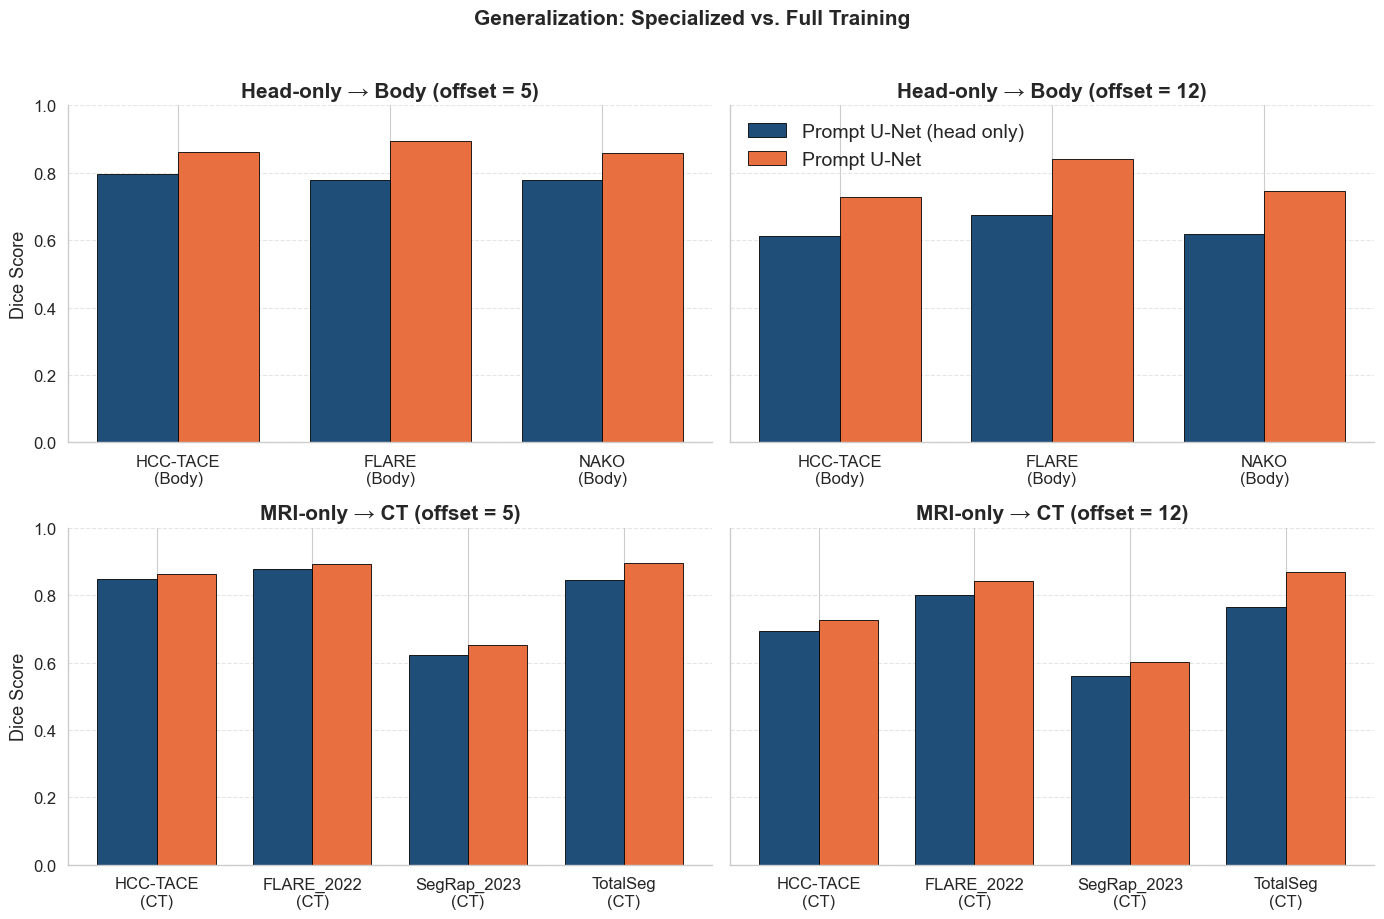
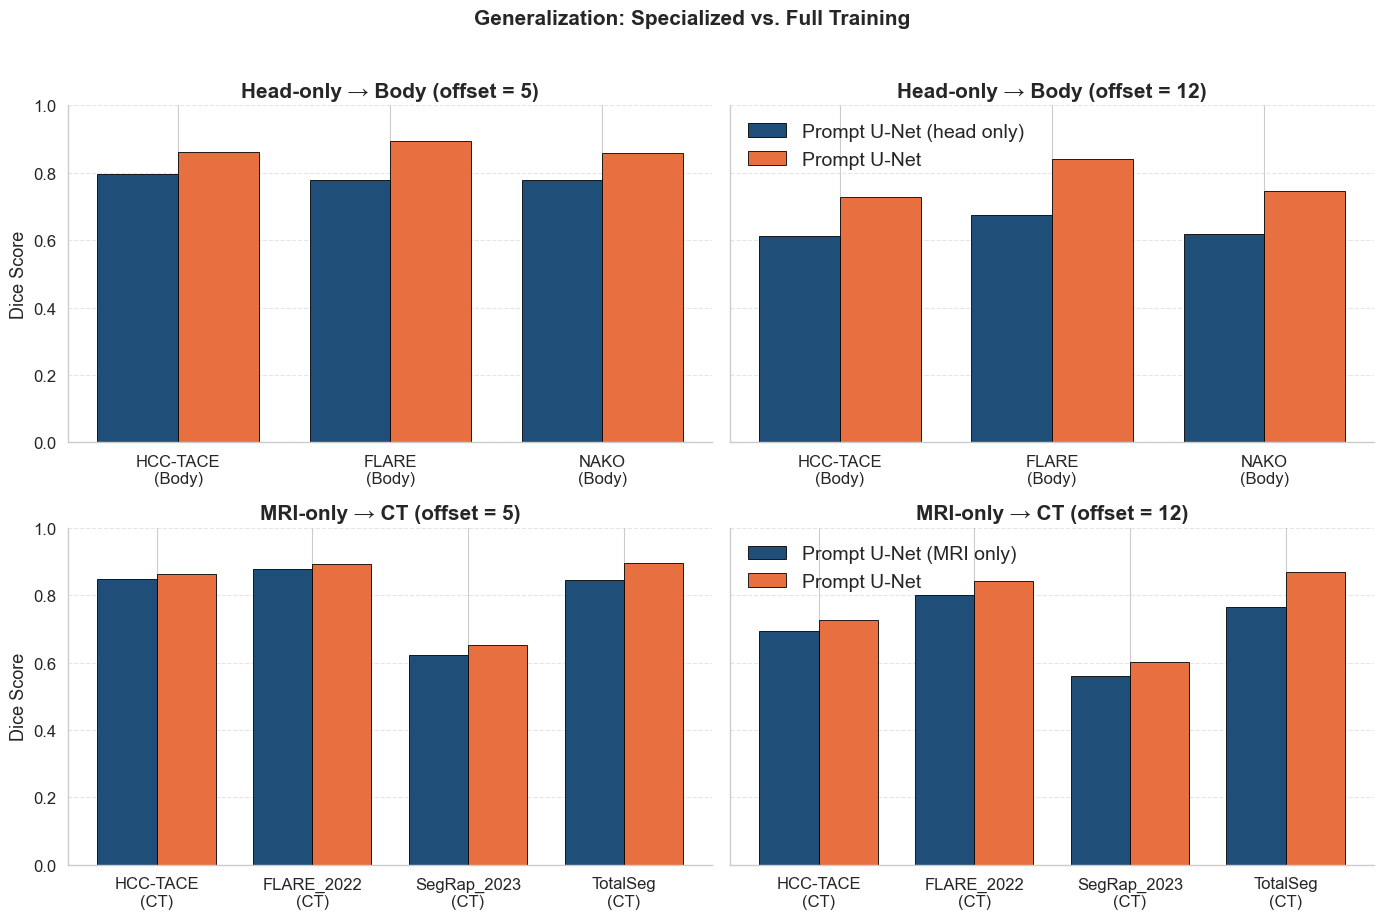
The notebook cell's code change between the first figure and the second:
--- before
+++ after
@@ -122,4 +122,5 @@
 
 axes[0, 1].legend(frameon=False, fontsize=14, loc="upper left")
+axes[1, 1].legend(frameon=False, fontsize=14, loc="upper left")
 
 fig.suptitle("Generalization: Specialized vs. Full Training", fontsize=15, weight="bold", y=1.02)

Commit: updated plot